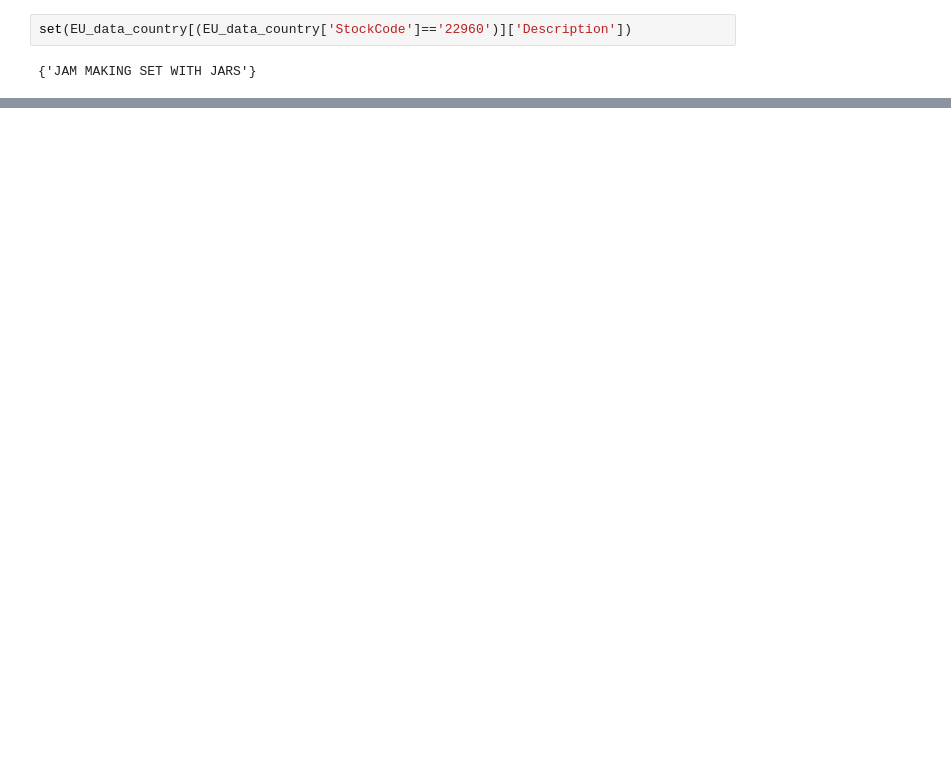
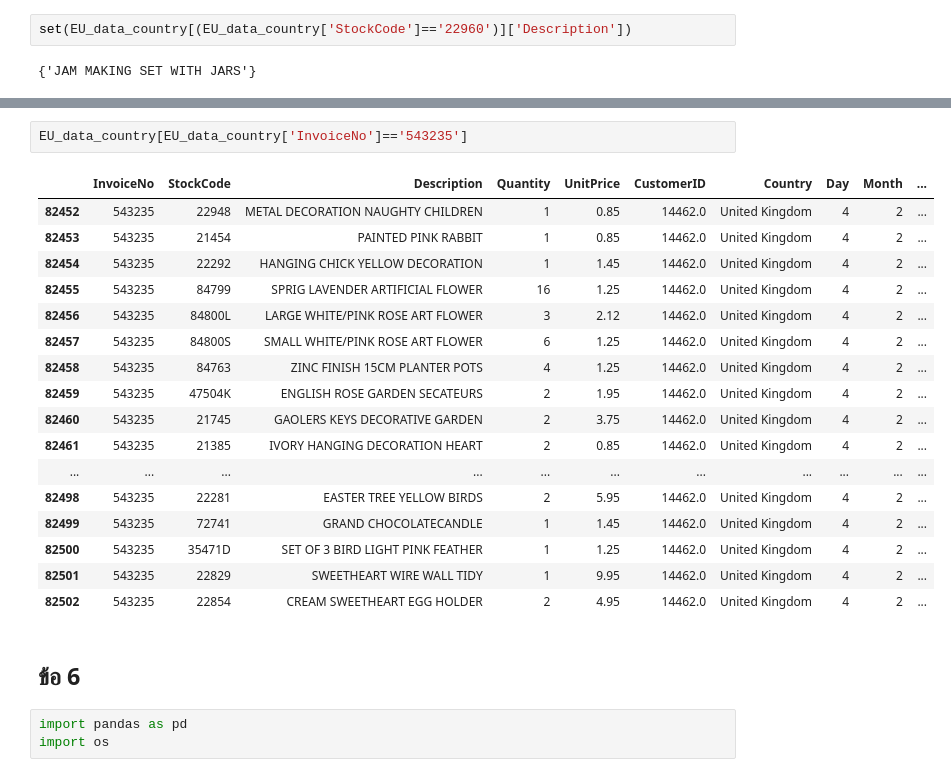
Before and after one commit to Wipada6430205202/BSC_DPDM23, a Jupyter notebook: Frequent_Patterns_(Association_Rules).ipynb, the cells around one changed output, grey strips where cells are left out. Saved outputs shown, nothing was run; the diff lists cells and outputs as text; blank space fills up the shorter version.

```diff
--- a/Frequent_Patterns_(Association_Rules).ipynb
+++ b/Frequent_Patterns_(Association_Rules).ipynb
@@ -529,0 +553,25 @@ set(EU_data_country[(EU_data_country['StockCode']=='22960')]['Description'])
+# %%
+EU_data_country[EU_data_country['InvoiceNo']=='543235']
+# %% [output]
+|  | InvoiceNo | StockCode | Description | Quantity | UnitPrice | CustomerID | Country | Day | Month | ... |
+| 82452 | 543235 | 22948 | METAL DECORATION NAUGHTY CHILDREN | 1 | 0.85 | 14462.0 | United Kingdom | 4 | 2 | ... |
+| 82453 | 543235 | 21454 | PAINTED PINK RABBIT | 1 | 0.85 | 14462.0 | United Kingdom | 4 | 2 | ... |
+| 82454 | 543235 | 22292 | HANGING CHICK YELLOW DECORATION | 1 | 1.45 | 14462.0 | United Kingdom | 4 | 2 | ... |
+| 82455 | 543235 | 84799 | SPRIG LAVENDER ARTIFICIAL FLOWER | 16 | 1.25 | 14462.0 | United Kingdom | 4 | 2 | ... |
+| 82456 | 543235 | 84800L | LARGE WHITE/PINK ROSE ART FLOWER | 3 | 2.12 | 14462.0 | United Kingdom | 4 | 2 | ... |
+| 82457 | 543235 | 84800S | SMALL WHITE/PINK ROSE ART FLOWER | 6 | 1.25 | 14462.0 | United Kingdom | 4 | 2 | ... |
+| 82458 | 543235 | 84763 | ZINC FINISH 15CM PLANTER POTS | 4 | 1.25 | 14462.0 | United Kingdom | 4 | 2 | ... |
+| 82459 | 543235 | 47504K | ENGLISH ROSE GARDEN SECATEURS | 2 | 1.95 | 14462.0 | United Kingdom | 4 | 2 | ... |
+| 82460 | 543235 | 21745 | GAOLERS KEYS DECORATIVE GARDEN | 2 | 3.75 | 14462.0 | United Kingdom | 4 | 2 | ... |
+| 82461 | 543235 | 21385 | IVORY HANGING DECORATION HEART | 2 | 0.85 | 14462.0 | United Kingdom | 4 | 2 | ... |
+| ... | ... | ... | ... | ... | ... | ... | ... | ... | ... | ... |
+| 82498 | 543235 | 22281 | EASTER TREE YELLOW BIRDS | 2 | 5.95 | 14462.0 | United Kingdom | 4 | 2 | ... |
+| 82499 | 543235 | 72741 | GRAND CHOCOLATECANDLE | 1 | 1.45 | 14462.0 | United Kingdom | 4 | 2 | ... |
+| 82500 | 543235 | 35471D | SET OF 3 BIRD LIGHT PINK FEATHER | 1 | 1.25 | 14462.0 | United Kingdom | 4 | 2 | ... |
+| 82501 | 543235 | 22829 | SWEETHEART WIRE WALL TIDY | 1 | 9.95 | 14462.0 | United Kingdom | 4 | 2 | ... |
+| 82502 | 543235 | 22854 | CREAM SWEETHEART EGG HOLDER | 2 | 4.95 | 14462.0 | United Kingdom | 4 | 2 | ... |
+# %% [markdown]
+## ข้อ 6
+# %%
+import pandas as pd
+import os
```
Also changed, not shown: parts of 20 cells of this notebook.
